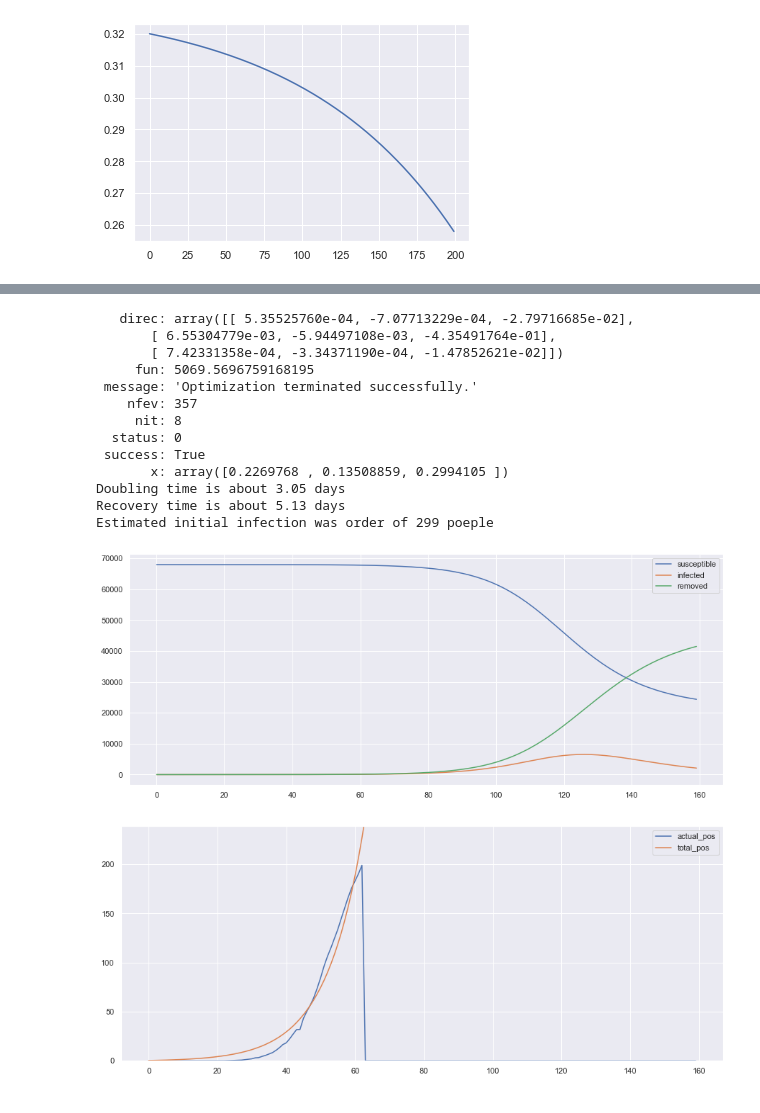
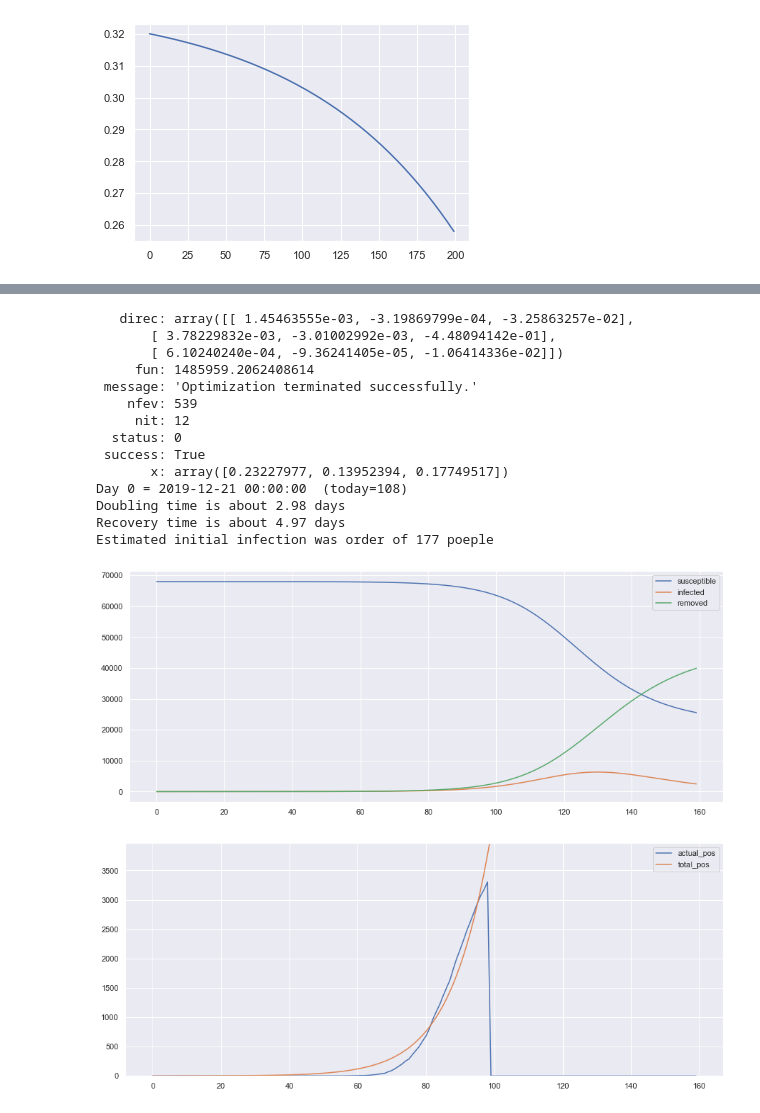
Before and after one commit to DrSkippy/2020covid19, a Jupyter notebook: SIR Fits.ipynb, the cells around one changed output, grey strips where cells are left out. Cells and saved outputs as stored; diff of their text form; code cells hidden in the pictures.

```diff
--- a/SIR Fits.ipynb
+++ b/SIR Fits.ipynb
@@ -194,4 +172,4 @@ Estimated initial infection was order of 141 poeple
 # %%
-dfw, wsl = get_world_dataset_df_from_file()
+dfw, wsl = get_dataset_df_from_files()
 dfw.head()
 # %% [output]
@@ -204,30 +182,33 @@ dfw.head()
 # %%
-dfq, _ = get_state_df(dfw, "ITA")
-pos_untested = 0.8
-dfq["actual_pos"] = dfq.positive.values*(1 + pos_untested)/1000
+dfq = get_state_df(dfw, "ITA")
+ccd = CurrentCasesFromDeaths()
+dfq = ccd.add_positive_estimate(dfq)
 N=68000
 R0=0
 x0 = (0.33989521, 0.14846294, 1.09806025)
-c = np.trim_zeros(dfq.actual_pos.values)
+c = ccd.fit_series/1000
 sf = SIR()
 beta, gamma, I0 = sf.SIRFitter(c, N, x0)
+print("Day 0 = {}  (today={})".format(dfq.date.values[0] - pd.Timedelta(days=ccd.shift),
+                            (pd.Timestamp.now() - dfq.date.values[0]).days + ccd.shift))
 print("Doubling time is about {:.2f} days".format(np.log(2)/beta))
 print("Recovery time is about {:.2f} days".format(np.log(2)/gamma))
 print("Estimated initial infection was order of {:,} poeple".format(int(1000*I0)))
 # %% [output]
-   direc: array([[ 5.35525760e-04, -7.07713229e-04, -2.79716685e-02],
-       [ 6.55304779e-03, -5.94497108e-03, -4.35491764e-01],
-       [ 7.42331358e-04, -3.34371190e-04, -1.47852621e-02]])
-     fun: 5069.5696759168195
+   direc: array([[ 1.45463555e-03, -3.19869799e-04, -3.25863257e-02],
+       [ 3.78229832e-03, -3.01002992e-03, -4.48094142e-01],
+       [ 6.10240240e-04, -9.36241405e-05, -1.06414336e-02]])
+     fun: 1485959.2062408614
  message: 'Optimization terminated successfully.'
-    nfev: 357
-     nit: 8
+    nfev: 539
+     nit: 12
   status: 0
  success: True
-       x: array([0.2269768 , 0.13508859, 0.2994105 ])
-Doubling time is about 3.05 days
-Recovery time is about 5.13 days
-Estimated initial infection was order of 299 poeple
+       x: array([0.23227977, 0.13952394, 0.17749517])
+Day 0 = 2019-12-21 00:00:00  (today=108)
+Doubling time is about 2.98 days
+Recovery time is about 4.97 days
+Estimated initial infection was order of 177 poeple
-[figure, old version]
+[figure, new version]
-[figure, old version]
+[figure, new version]
 # %%
```
Also changed, not shown: parts of 12 cells of this notebook, 6 other files.
